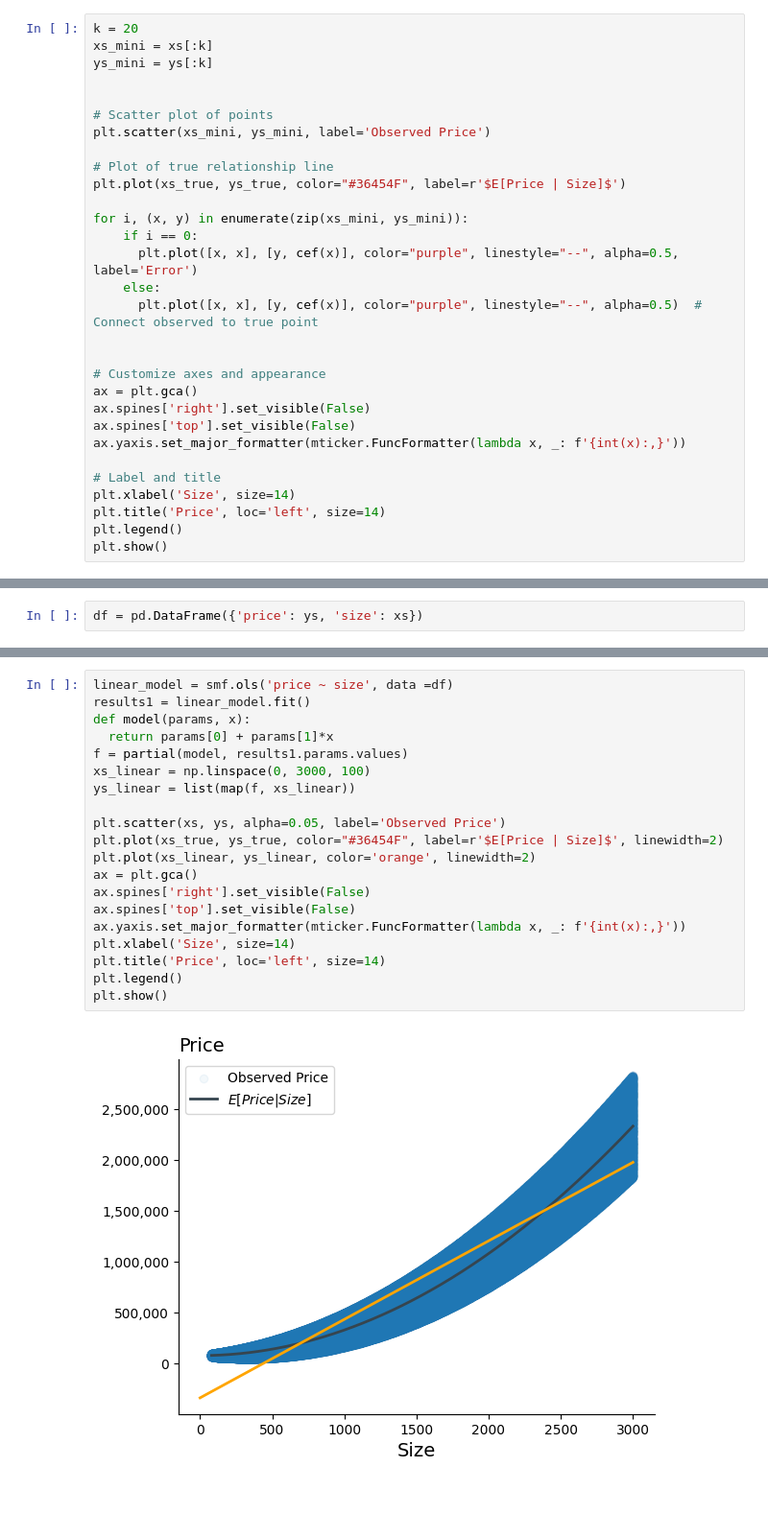
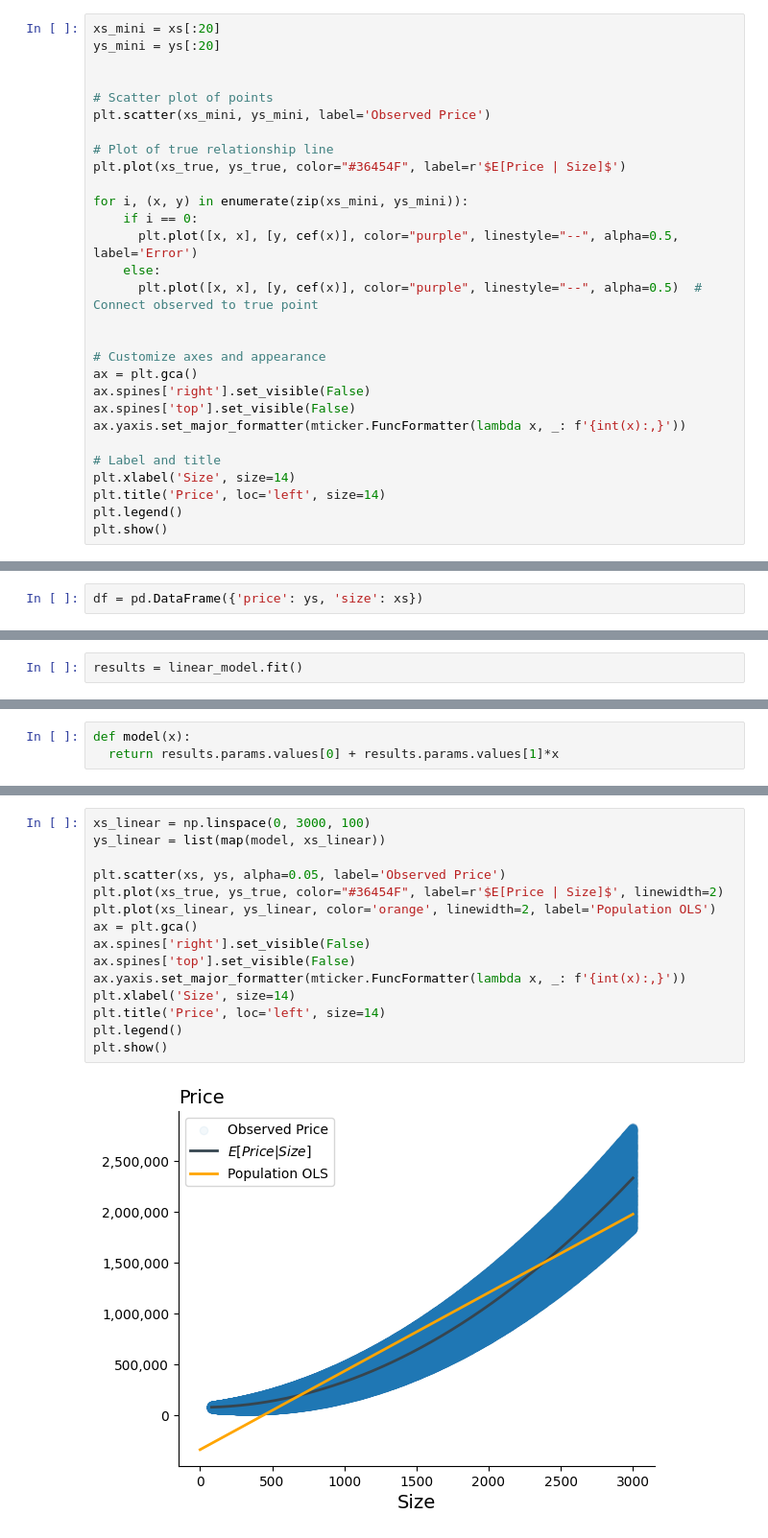
Before and after one commit to pharringtonp19/business-analytics, a Jupyter notebook: notebooks/regression/svrt.ipynb, the cells around one changed output, grey strips where cells are left out. Shown at 96% size. Saved outputs shown, nothing was run; the diff lists cells and outputs as text; blank space fills up the shorter version.

```diff
--- a/notebooks/regression/svrt.ipynb
+++ b/notebooks/regression/svrt.ipynb
@@ -66,7 +79,6 @@ plt.show()
 # %%
-k = 20
-xs_mini = xs[:k]
-ys_mini = ys[:k]
+xs_mini = xs[:20]
+ys_mini = ys[:20]
 
 
 # Scatter plot of points
@@ -113,0 +134,2 @@ df = pd.DataFrame({'price': ys, 'size': xs})
+# %%
+results = linear_model.fit()
@@ -113,0 +138,3 @@ df = pd.DataFrame({'price': ys, 'size': xs})
+# %%
+def model(x):
+  return results.params.values[0] + results.params.values[1]*x
@@ -114,22 +143,17 @@ df = pd.DataFrame({'price': ys, 'size': xs})
 # %%
-linear_model = smf.ols('price ~ size', data =df)
-results1 = linear_model.fit()
-def model(params, x):
-  return params[0] + params[1]*x
-f = partial(model, results1.params.values)
 xs_linear = np.linspace(0, 3000, 100)
-ys_linear = list(map(f, xs_linear))
+ys_linear = list(map(model, xs_linear))
 
 plt.scatter(xs, ys, alpha=0.05, label='Observed Price')
 plt.plot(xs_true, ys_true, color="#36454F", label=r'$E[Price | Size]$', linewidth=2)
-plt.plot(xs_linear, ys_linear, color='orange', linewidth=2)
+plt.plot(xs_linear, ys_linear, color='orange', linewidth=2, label='Population OLS')
 ax = plt.gca()
 ax.spines['right'].set_visible(False)
 ax.spines['top'].set_visible(False)
 ax.yaxis.set_major_formatter(mticker.FuncFormatter(lambda x, _: f'{int(x):,}'))
 plt.xlabel('Size', size=14)
 plt.title('Price', loc='left', size=14)
 plt.legend()
 plt.show()
 # %% [output]
-[figure, old version]
+[figure, new version]
```
Also changed, not shown: parts of 20 cells of this notebook.
